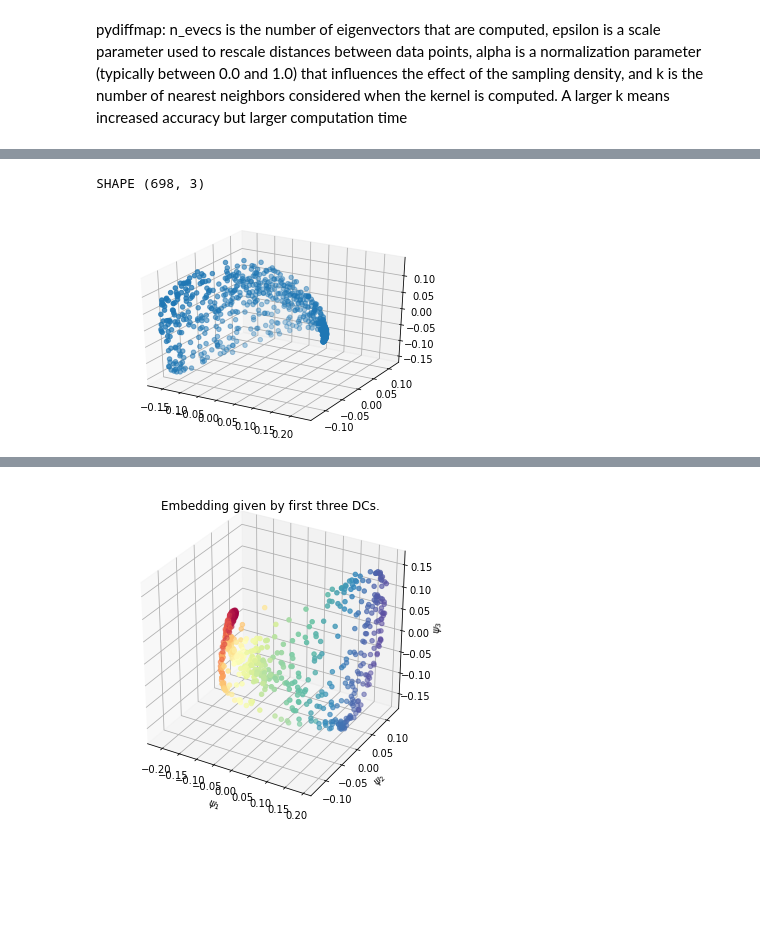
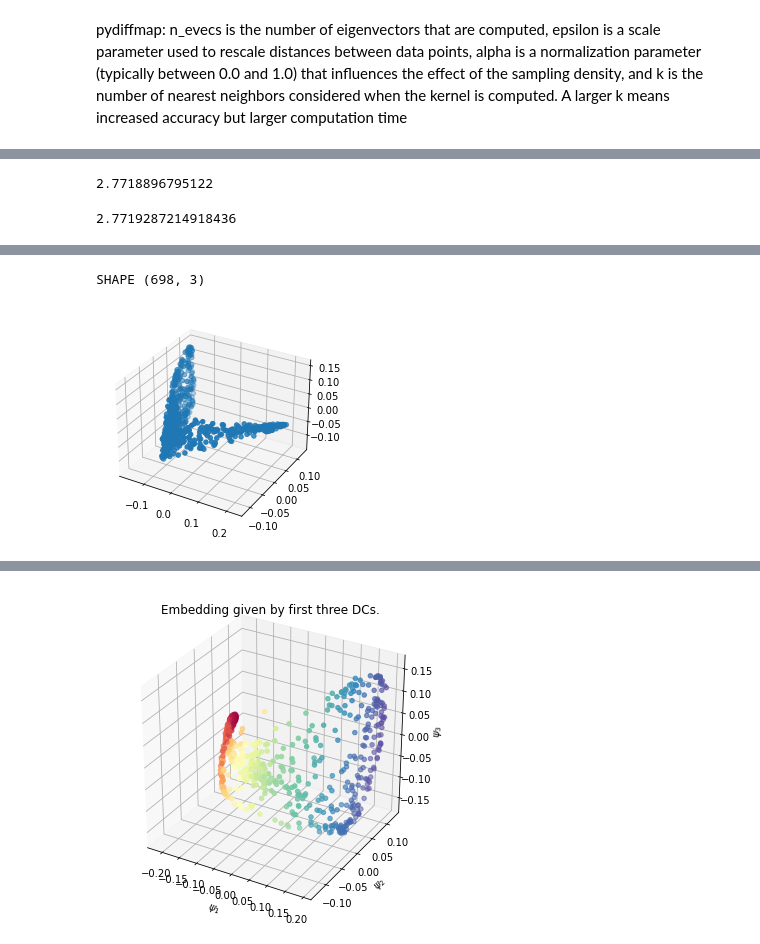
Before and after one commit to zhang-liu-official/UROPS-2021-Topological-Data-Analysis, a Jupyter notebook: code/tda-retina/Persistent_Homology_Features_retina_DiffMap+TDA.ipynb, the cells around one changed output, grey strips where cells are left out. Saved outputs shown, nothing was run; the diff lists cells and outputs as text; code cells hidden in the pictures; blank space fills up the shorter version.

```diff
--- a/code/tda-retina/Persistent_Homology_Features_retina_DiffMap+TDA.ipynb
+++ b/code/tda-retina/Persistent_Homology_Features_retina_DiffMap+TDA.ipynb
@@ -459,4 +541,16 @@ SHAPE (698, 3)
+# %%
+pd_X1_X2_persim
+# %% [output]
+2.7718896795122
+# %%
+## check that the result is consistent with the persim package:
+from gudhi.wasserstein import wasserstein_distance
+from gudhi.hera import wasserstein_distance as hera
+pd_X1_X2_gudhi = hera(X1_diagrams[0], X2_diagrams[0],internal_p=2)
+pd_X1_X2_gudhi
+# %% [output]
+2.7719287214918436
 # %%
 X3 = retina_original_data[:,2,:]
-diffusion_tda(X3)
+X3_diagrams, X3_barcode = diffusion_tda(X3)
 # %% [output]
@@ -465,5 +559,5 @@ diffusion_tda(X3)
 SHAPE (698, 3)
-[figure, old version]
+[figure, new version]
 [figure]
 [figure]
 [figure]
```
Also changed, not shown: parts of 19 cells of this notebook, 1 other file.
